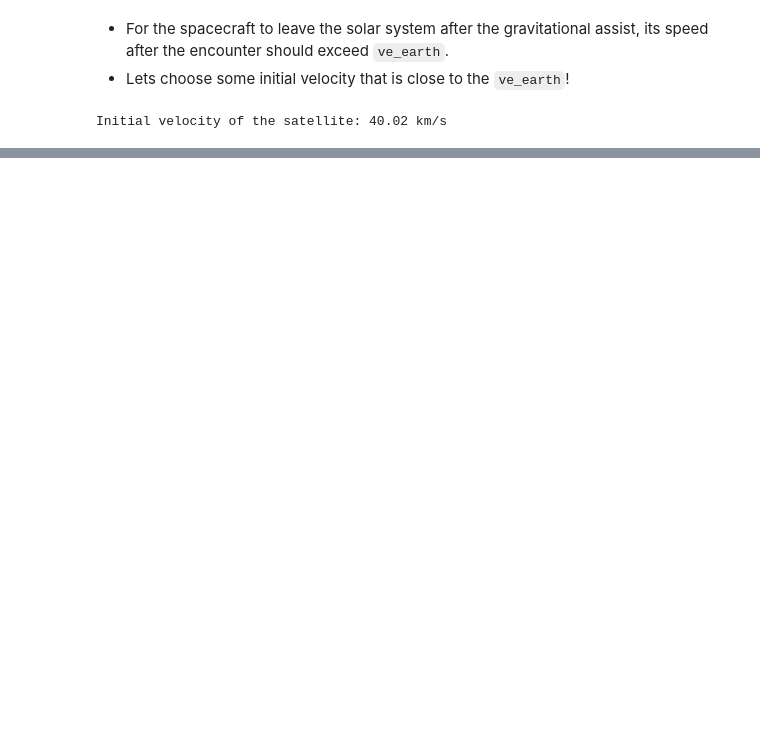
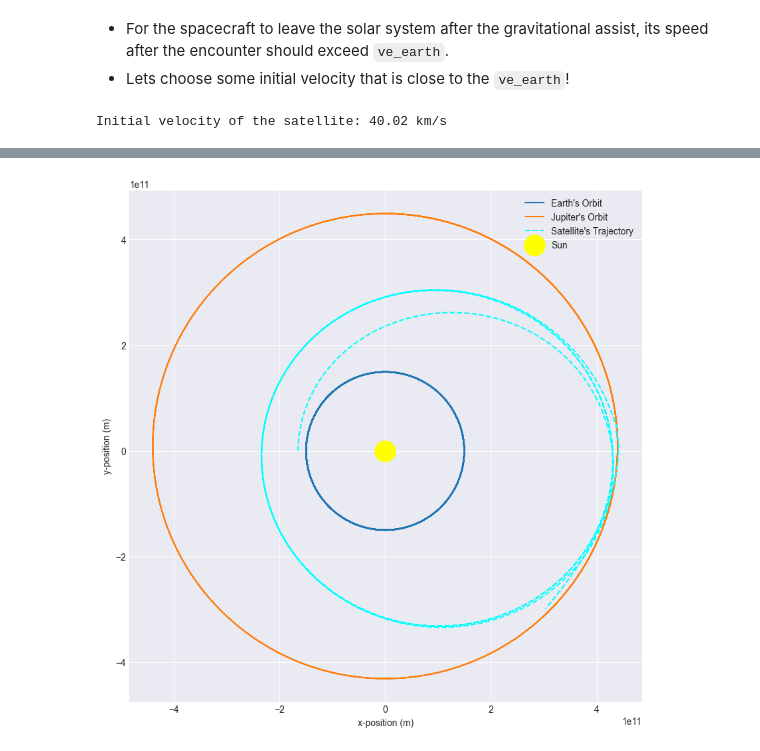
Before and after one commit to Fluntin/Numerical-Methods-ODE, a Jupyter notebook: ODE_Projekt_VillimPrpic.ipynb, the cells around one changed output, grey strips where cells are left out. Cells and saved outputs as stored; diff of their text form; code cells hidden in the pictures; blank space fills up the shorter version.

```diff
--- a/ODE_Projekt_VillimPrpic.ipynb
+++ b/ODE_Projekt_VillimPrpic.ipynb
@@ -1787,0 +1540,97 @@ plt.show()
+# %%
+import numpy as np
+import matplotlib.pyplot as plt
+
+def gravitational_force(x_position_earth, x_velocity_earth, y_position_earth, y_velocity_earth,
+                        x_position_jupiter, x_velocity_jupiter, y_position_jupiter, y_velocity_jupiter,
+                        x_position_satellite, x_velocity_satellite, y_position_satellite, y_velocity_satellite):
+    return np.array([
+        # Forces on Earth
+        x_velocity_earth, -G * (mass_sun * x_position_earth / (x_position_earth**2 + y_position_earth**2)**(3/2) + mass_jupiter * (x_position_earth - x_position_jupiter) / ((x_position_earth - x_position_jupiter)**2 + (y_position_earth - y_position_jupiter)**2)**(3/2) + mass_satellite * (x_position_earth - x_position_satellite) / ((x_position_earth - x_position_satellite)**2 + (y_position_earth - y_position_satellite)**2)**(3/2)),
+        y_velocity_earth, -G * (mass_sun * y_position_earth / (x_position_earth**2 + y_position_earth**2)**(3/2) + mass_jupiter * (y_position_earth - y_position_jupiter) / ((x_position_earth - x_position_jupiter)**2 + (y_position_earth - y_position_jupiter)**2)**(3/2) + mass_satellite * (y_position_earth - y_position_satellite) / ((x_position_earth - x_position_satellite)**2 + (y_position_earth - y_position_satellite)**2)**(3/2)),
+
+        # Forces on Jupiter
+        x_velocity_jupiter, -G * (mass_sun * x_position_jupiter / (x_position_jupiter**2 + y_position_jupiter**2)**(3/2) + mass_earth * (x_position_jupiter - x_position_earth) / ((x_position_jupiter - x_position_earth)**2 + (y_position_jupiter - y_position_earth)**2)**(3/2) + mass_satellite * (x_position_jupiter - x_position_satellite) / ((x_position_jupiter - x_position_satellite)**2 + (y_position_jupiter - y_position_satellite)**2)**(3/2)),
+        y_velocity_jupiter, -G * (mass_sun * y_position_jupiter / (x_position_jupiter**2 + y_position_jupiter**2)**(3/2) + mass_earth * (y_position_jupiter - y_position_earth) / ((x_position_jupiter - x_position_earth)**2 + (y_position_jupiter - y_position_earth)**2)**(3/2) + mass_satellite * (y_position_jupiter - y_position_satellite) / ((x_position_jupiter - x_position_satellite)**2 + (y_position_jupiter - y_position_satellite)**2)**(3/2)),
+
+        # Forces on Satellite
+        x_velocity_satellite, -G * (mass_sun * x_position_satellite / (x_position_satellite**2 + y_position_satellite**2)**(3/2) + mass_earth * (x_position_satellite - x_position_earth) / ((x_position_satellite - x_position_earth)**2 + (y_position_satellite - y_position_earth)**2)**(3/2) + mass_jupiter * (x_position_satellite - x_position_jupiter) / ((x_position_satellite - x_position_jupiter)**2 + (y_position_satellite - y_position_jupiter)**2)**(3/2)),
+        y_velocity_satellite, -G * (mass_sun * y_position_satellite / (x_position_satellite**2 + y_position_satellite**2)**(3/2) + mass_earth * (y_position_satellite - y_position_earth) / ((x_position_satellite - x_position_earth)**2 + (y_position_satellite - y_position_earth)**2)**(3/2) + mass_jupiter * (y_position_satellite - y_position_jupiter) / ((x_position_satellite - x_position_jupiter)**2 + (y_position_satellite - y_position_jupiter)**2)**(3/2))])
+
+
+
+def runge_kutta_method(initial_state, h, cap):
+    t = 0
+    x1s, y1s, x2s, y2s, x3s, y3s, ts = [initial_state[0]], [initial_state[2]], [initial_state[4]], [initial_state[6]], [initial_state[8]], [initial_state[10]], [t]
+
+    while t < cap:
+        k1 = h * gravitational_force(*initial_state)
+        k2 = h * gravitational_force(*(initial_state + k1 / 2))
+        k3 = h * gravitational_force(*(initial_state + k2 / 2))
+        k4 = h * gravitational_force(*(initial_state + k3))
+
+        initial_state = initial_state + (k1 + 2 * k2 + 2 * k3 + k4) / 6
+        t += h
+
+        x1s.append(initial_state[0])
+        y1s.append(initial_state[2])
+        x2s.append(initial_state[4])
+        y2s.append(initial_state[6])
+        x3s.append(initial_state[8])
+        y3s.append(initial_state[10])
+        ts.append(t)
+
+    return x1s, y1s, x2s, y2s, x3s, y3s, ts
+
+#Space Contstants
+G = 6.67428e-11 # gravitational constant in m^3 kg^-1 s^-2
+AU = 1496e8 # 1 AU in meters
+SCALE = 100 / AU # Scale everything down by this factor
+
+# Masses
+mass_sun = 1.98892e30  # mass of the Sun in kg
+mass_earth = 5.9742e24  # mass of Earth in kg
+mass_jupiter = 1.89813e27  # mass of Jupiter in kg
+mass_satellite = 1e3  # mass of a satellite in kg
+
+# Initial conditions
+# Earth
+x_position_earth = -1*AU
+x_velocity_earth = 0
+y_position_earth = 0
+y_velocity_earth = 29783
+
+# Jupiter
+x_position_jupiter = 0
+x_velocity_jupiter = 17020
+y_position_jupiter = 3*AU
+y_velocity_jupiter = 0
+
+# Satellite
+x_position_satellite = -1.1*AU
+x_velocity_satellite = 0
+y_position_satellite = 0
+y_velocity_satellite = 34000
+
+T = 3.1536e7 * 12  # 1 year in seconds multiplied by 12 (12 years)
+dt = 1e4  # Time step (for example)
+
+initial_conditions = np.array([x_position_earth, x_velocity_earth, y_position_earth, y_velocity_earth, x_position_jupiter, x_velocity_jupiter, y_position_jupiter, y_velocity_jupiter, x_position_satellite, x_velocity_satellite, y_position_satellite, y_velocity_satellite])
+
+# Integrate for T time using Runge-Kutta
+x1s, y1s, x2s, y2s, x3s, y3s, ts = runge_kutta_method(initial_conditions, dt, T)
+
+# Plotting
+plt.figure(figsize=(10, 10))
+plt.plot(x1s, y1s, label="Earth's Orbit")
+plt.plot(x2s, y2s, label="Jupiter's Orbit")
+plt.plot(x3s, y3s, label="Satellite's Trajectory", linestyle='--', color='cyan')
+plt.scatter(0, 0, c='yellow', s=500, label='Sun', zorder=5)  # Sun at (0,0)
+plt.xlabel('x-position (m)')
+plt.ylabel('y-position (m)')
+plt.gca().set_aspect('equal', adjustable='box')
+plt.grid(True)
+plt.legend()
+plt.show()
+# %% [output]
+[figure, added]
```
Also changed, not shown: parts of 23 cells of this notebook.
